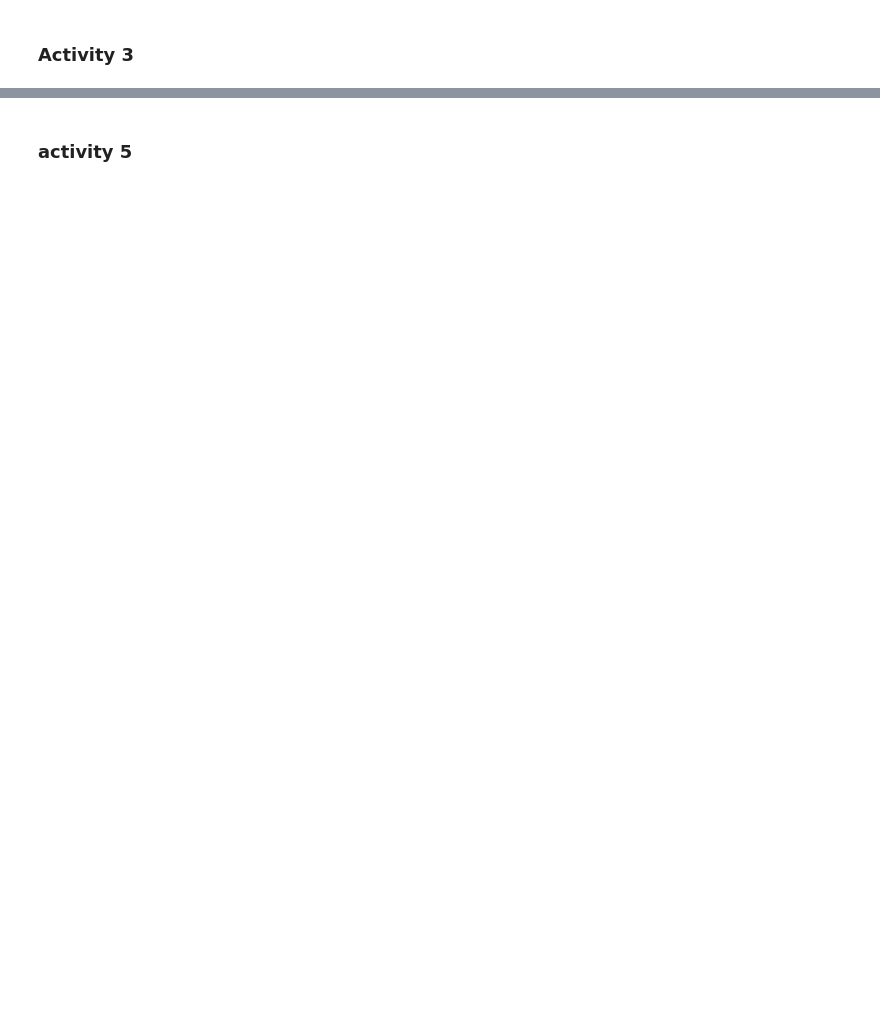
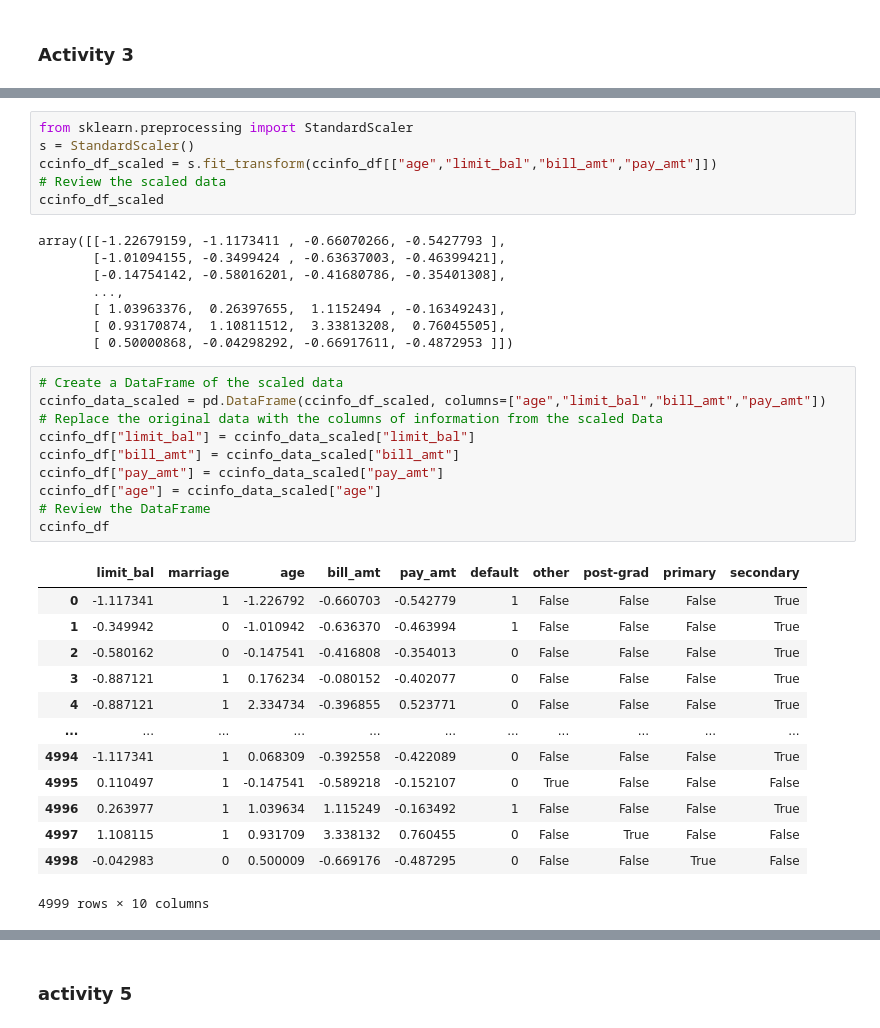
Before and after one commit to softmaxhuanchen/AI-ML, a Jupyter notebook: unsup-learning part2-live/unsup-part2-live.ipynb, the cells around one changed output, grey strips where cells are left out. Drawn from its saved outputs; the diff is of its cells as text; blank space fills up the shorter version.

```diff
--- a/unsup-learning part2-live/unsup-part2-live.ipynb
+++ b/unsup-learning part2-live/unsup-part2-live.ipynb
@@ -201,0 +257,38 @@ df_shopping_transformed
+# %%
+from sklearn.preprocessing import StandardScaler
+s = StandardScaler()
+ccinfo_df_scaled = s.fit_transform(ccinfo_df[["age","limit_bal","bill_amt","pay_amt"]])
+# Review the scaled data
+ccinfo_df_scaled
+# %% [output]
+array([[-1.22679159, -1.1173411 , -0.66070266, -0.5427793 ],
+       [-1.01094155, -0.3499424 , -0.63637003, -0.46399421],
+       [-0.14754142, -0.58016201, -0.41680786, -0.35401308],
+       ...,
+       [ 1.03963376,  0.26397655,  1.1152494 , -0.16349243],
+       [ 0.93170874,  1.10811512,  3.33813208,  0.76045505],
+       [ 0.50000868, -0.04298292, -0.66917611, -0.4872953 ]])
+# %%
+# Create a DataFrame of the scaled data
+ccinfo_data_scaled = pd.DataFrame(ccinfo_df_scaled, columns=["age","limit_bal","bill_amt","pay_amt"])
+# Replace the original data with the columns of information from the scaled Data
+ccinfo_df["limit_bal"] = ccinfo_data_scaled["limit_bal"]
+ccinfo_df["bill_amt"] = ccinfo_data_scaled["bill_amt"]
+ccinfo_df["pay_amt"] = ccinfo_data_scaled["pay_amt"]
+ccinfo_df["age"] = ccinfo_data_scaled["age"]
+# Review the DataFrame
+ccinfo_df
+# %% [output]
+|  | limit_bal | marriage | age | bill_amt | pay_amt | default | other | post-grad | primary | secondary |
+| 0 | -1.117341 | 1 | -1.226792 | -0.660703 | -0.542779 | 1 | False | False | False | True |
+| 1 | -0.349942 | 0 | -1.010942 | -0.636370 | -0.463994 | 1 | False | False | False | True |
+| 2 | -0.580162 | 0 | -0.147541 | -0.416808 | -0.354013 | 0 | False | False | False | True |
+| 3 | -0.887121 | 1 | 0.176234 | -0.080152 | -0.402077 | 0 | False | False | False | True |
+| 4 | -0.887121 | 1 | 2.334734 | -0.396855 | 0.523771 | 0 | False | False | False | True |
+| ... | ... | ... | ... | ... | ... | ... | ... | ... | ... | ... |
+| 4994 | -1.117341 | 1 | 0.068309 | -0.392558 | -0.422089 | 0 | False | False | False | True |
+| 4995 | 0.110497 | 1 | -0.147541 | -0.589218 | -0.152107 | 0 | True | False | False | False |
+| 4996 | 0.263977 | 1 | 1.039634 | 1.115249 | -0.163492 | 1 | False | False | False | True |
+| 4997 | 1.108115 | 1 | 0.931709 | 3.338132 | 0.760455 | 0 | False | True | False | False |
+| 4998 | -0.042983 | 0 | 0.500009 | -0.669176 | -0.487295 | 0 | False | False | True | False |
+4999 rows × 10 columns
```
Also changed, not shown: parts of 7 cells of this notebook.
